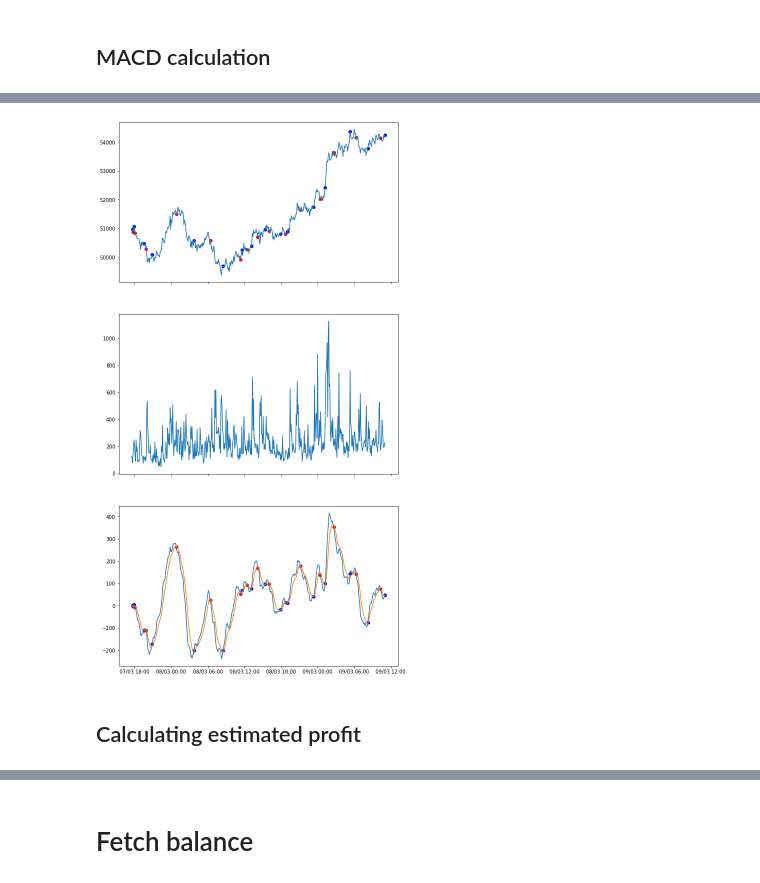
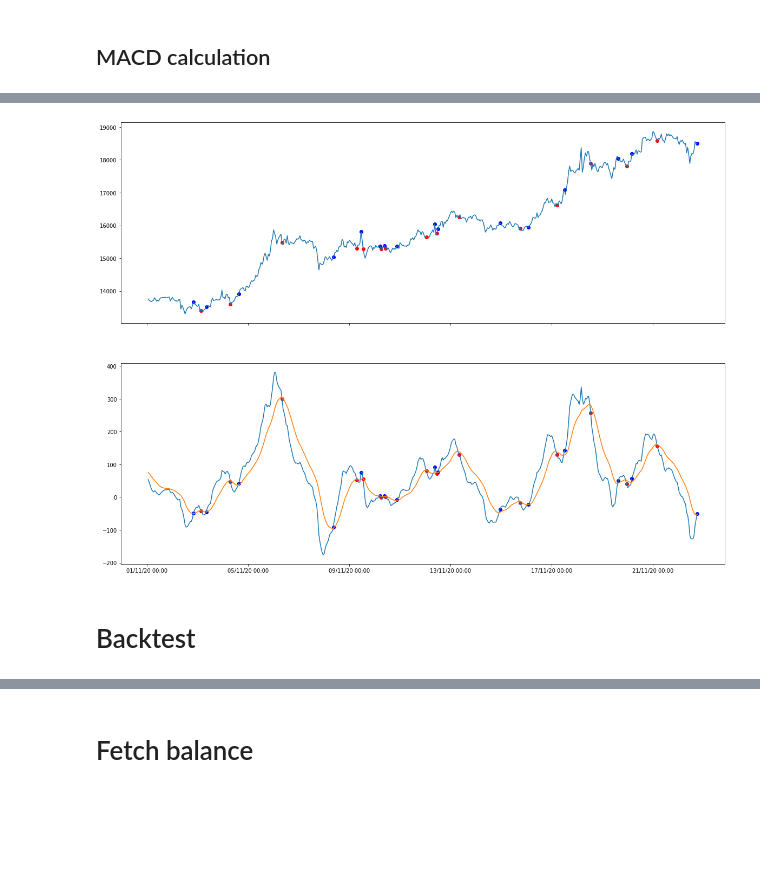
Before and after one commit to t0mm4rx/MACD-trading, a Jupyter notebook: notebooks/CCXT.ipynb, the cells around one changed output, grey strips where cells are left out. Saved outputs shown, nothing was run; the diff lists cells and outputs as text; code cells hidden in the pictures; blank space fills up the shorter version.

```diff
--- a/notebooks/CCXT.ipynb
+++ b/notebooks/CCXT.ipynb
@@ -103,23 +170,32 @@ data['crossover_sell'] = crossovers_sell
 # %%
 import matplotlib.dates as mdates
-fig, (ax1, ax2, ax3) = plt.subplots(3, 1, sharex=True, figsize=(10, 20))
-ax1.plot(data['date'], data['close'])
-ax2.plot(data['date'], data['volume'])
-ax3.plot(data['date'], data['macd'])
-ax3.plot(data['date'], data['macd9'])
-ax1.xaxis.set_major_formatter(mdates.DateFormatter('%d/%m %H:%M'))
 
-for index, row in data.iterrows():
-    if (row['crossover_buy']):
-        ax3.scatter(row['date'], row['macd'], color='b')
-        ax1.scatter(row['date'], row['close'], color='b')
-    if (row['crossover_sell']):
-        ax3.scatter(row['date'], row['macd'], color='r')
-        ax1.scatter(row['date'], row['close'], color='r')
+def split_data(start, end):
+    i1 = int(start / 100 * data.shape[0])
+    i2 = int(end / 100 * data.shape[0])
+    return data.iloc[i1:i2]
 
-plt.show()
+def plot(start, end):
+    graph_data = split_data(start, end)
+    fig, (ax1, ax2) = plt.subplots(2, 1, sharex=True, figsize=(20, 15))
+    ax1.plot(graph_data['date'], graph_data['close'])
+    ax2.plot(graph_data['date'], graph_data['macd'])
+    ax2.plot(graph_data['date'], graph_data['macd2'])
+    ax1.xaxis.set_major_formatter(mdates.DateFormatter('%d/%m/%y %H:%M'))
+
+    for index, row in graph_data.iterrows():
+        if (row['crossover_buy']):
+            ax2.scatter(row['date'], row['macd'], color='b')
+            ax1.scatter(row['date'], row['close'], color='b')
+        if (row['crossover_sell']):
+            ax2.scatter(row['date'], row['macd'], color='r')
+            ax1.scatter(row['date'], row['close'], color='r')
+
+    plt.show()
-# %% [output]
-[figure, removed]
-# %% [markdown]
-## Calculating estimated profit
+# %%
+plot(70, 75)
+# %% [output]
+[figure, added]
+# %% [markdown]
+# Backtest
 # %%
```
Also changed, not shown: parts of 29 cells of this notebook, 7 other files.
